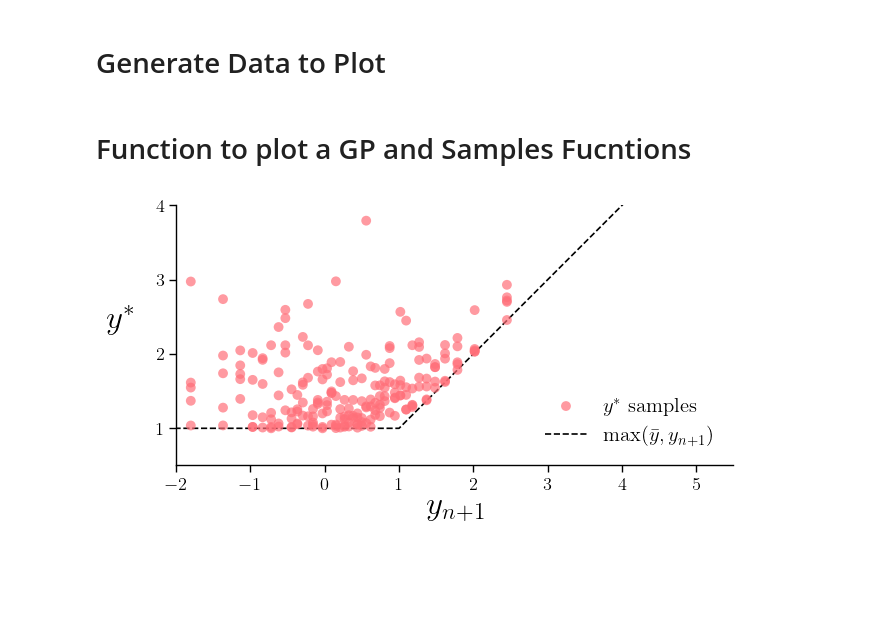
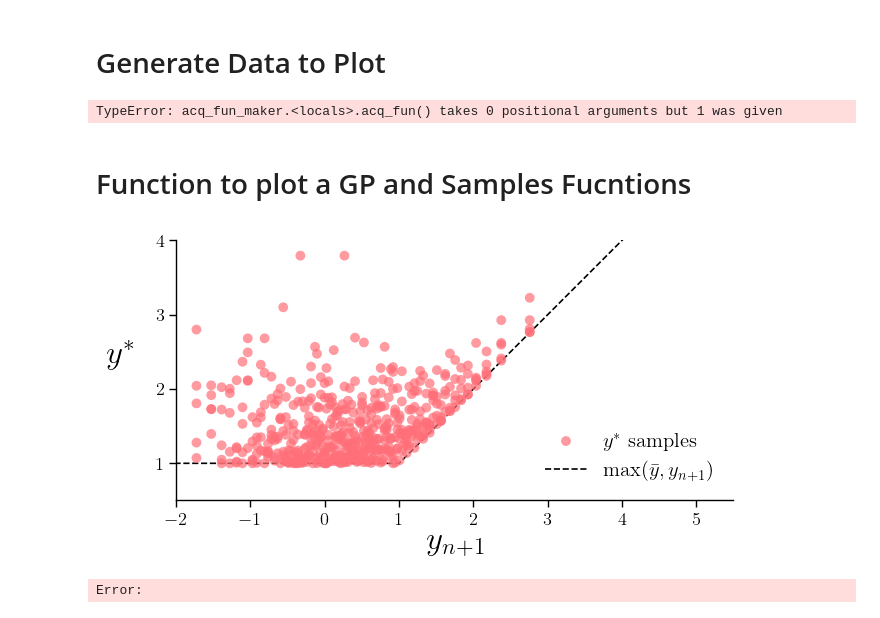
Before and after one commit to graphcore-research/mes, a Jupyter notebook: paper_plots/lhg_yn1_vs_ymax.ipynb, the cells around one changed output. Cells and saved outputs as stored; diff of their text form; code cells hidden in the pictures; blank space fills up the shorter version.

```diff
--- a/paper_plots/lhg_yn1_vs_ymax.ipynb
+++ b/paper_plots/lhg_yn1_vs_ymax.ipynb
@@ -36,11 +40,12 @@ Pics will be saved to: /lambda/nfs/nethome-us-west-1/lukehg/mes/paper_plots
 idx_train = np.array([0, 50, 90])
 
 # Generate data to plot
-n_yn1 = 41
+n_yn1 = 100
 n_ymax = 1000
 
 # make a grid of x-values
-x_grid = np.linspace(0, 100, 1001).reshape(-1, 1)
+x_grid = np.linspace(0, 100, 101).reshape(-1, 1)
+# x_grid = np.linspace(0, 100, 101).reshape(-1, 1)
 n_x = x_grid.shape[0]
 
 # make a train set of x-values and y-values
@@ -67,3 +88,19 @@ y_n1_samples, y_func_samples, y_max_samples, _ = sample_yn1_ymax(
+# %%
+# result.shape
+
+# plt.imshow(result[1], aspect='auto', origin='lower')
+
+# for gamma, data in zip(result[0], result[1].detach().cpu()):
+#     print(gamma, data)
+
+# plt.plot(result[0])
+
+from boplay.acq_funs import ves_1d_regression as v
+
+
+v.ves_lr_0_0(y_best=0)
+# %% [output]
+TypeError: acq_fun_maker.<locals>.acq_fun() takes 0 positional arguments but 1 was given
 # %% [markdown]
 # Function to plot a GP and Samples Fucntions
 # %%
@@ -76,7 +113,7 @@ y_max_samples_x_idx = y_max_samples[x_idx, :, :]  # (n_ymax, n_yn1)
 
 fig, ax = plt.subplots(1, 1, figsize=(7, 3.5))
 
-y_max_label = r"$y^*$ samples"
+
 for i in range(n_yn1):
     plot_idx = np.random.choice(n_ymax, replace=False, size=5)
     ax.scatter(
@@ -86,7 +123,7 @@ for i in range(n_yn1):
         alpha=0.7,
         linewidth=0,
         s=50,
-        label=y_max_label,
+        label=r"$y^*$ samples" if i == 0 else None,
         edgecolors='none',
     )
     y_max_label = None
@@ -96,31 +133,32 @@ ax.plot(
     [y_best, y_best, 100],
     linestyle="--",
     color="k",
     zorder=-1,
     # alpha=0.5,
     # label=r"$\displaystyle \max_{1 \le i \le n+1} y_i$",
     # label=r"$\max(y_1, \dots, y_{n+1})$",
     # label=r"$\max(\{y\}_1^{n+1})$",
     # label="max(y_bar, y_n1)",
     label=r"$\max(\bar{y}, y_{n+1})$",
     # label=r"$m_{n+1} = \max(m_n, y_{n+1})$",
 )
 ax.set_xlim(-2, 5.5)
 ax.set_ylim(y_best - 0.5, 4)
 ax.set_aspect("equal")
 ax.set_xlabel(r"$y_{n+1}$", fontsize=24)
 ax.set_ylabel(r"$y^*$", rotation=0, fontsize=24)
 
 ax.legend(loc="lower right", frameon=False, fontsize=15)
 
 ax.xaxis.set_label_coords(0.5, -0.1)
 ax.yaxis.set_label_coords(-0.1, 0.5)
 
 ax.set_yticks([1, 2, 3, 4])
 
 sns.despine(ax=ax)
 
 plt.tight_layout()
 plt.savefig(SAVE_DIR / "lhg_yn1_vs_ymax.pdf", bbox_inches="tight")
 # %% [output]
-[figure, old version]
+[figure, new version]
+Error:
```
Also changed, not shown: parts of 3 cells of this notebook, 1 other file.
